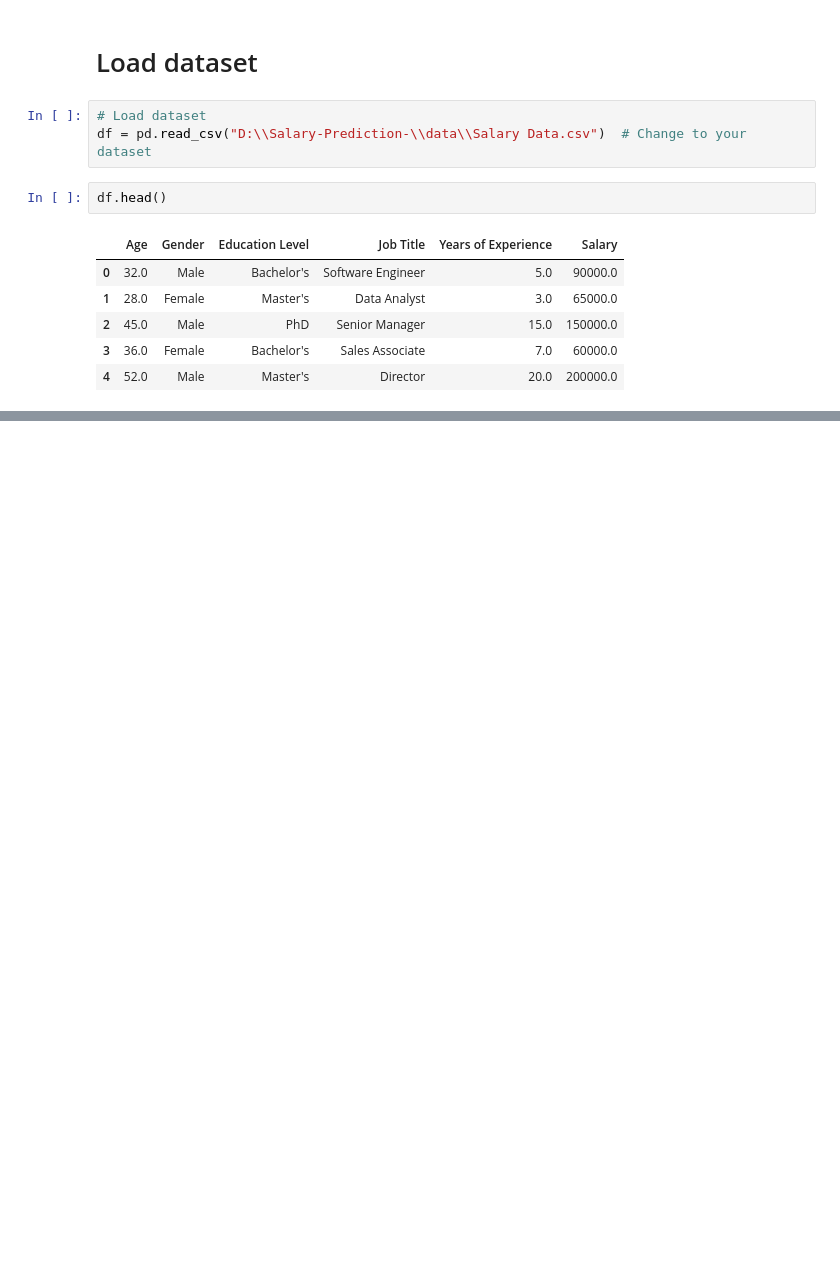
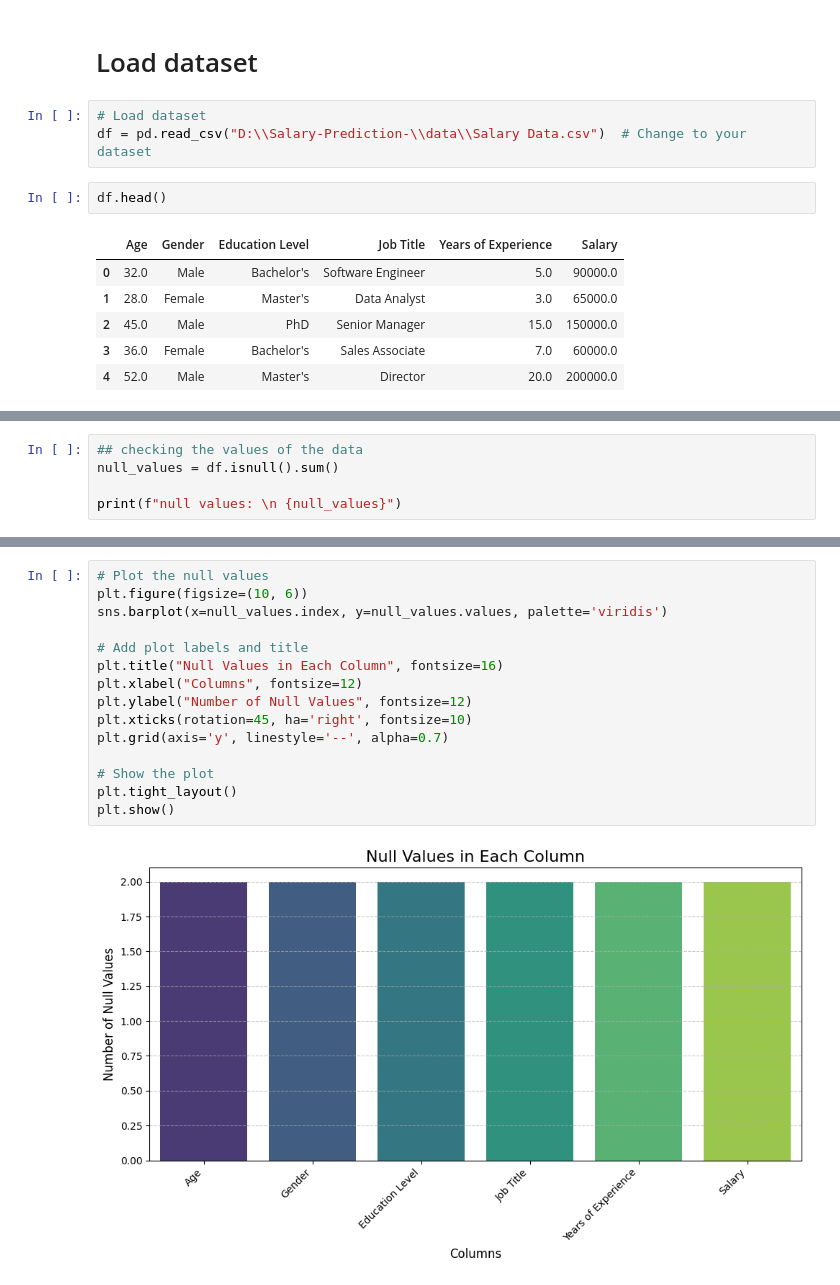
Before and after one commit to Creator-Turbo/Salary-Prediction-, a Jupyter notebook: notebook/Experiment.ipynb, the cells around one changed output, grey strips where cells are left out. Cells and saved outputs as stored; diff of their text form; blank space fills up the shorter version.

```diff
--- a/notebook/Experiment.ipynb
+++ b/notebook/Experiment.ipynb
@@ -128,0 +115,5 @@ display(df)
+# %%
+## checking the values of the data
+null_values = df.isnull().sum()
+
+print(f"null values: \n {null_values}")
@@ -128,0 +129,17 @@ display(df)
+# %%
+# Plot the null values
+plt.figure(figsize=(10, 6))
+sns.barplot(x=null_values.index, y=null_values.values, palette='viridis')
+
+# Add plot labels and title
+plt.title("Null Values in Each Column", fontsize=16)
+plt.xlabel("Columns", fontsize=12)
+plt.ylabel("Number of Null Values", fontsize=12)
+plt.xticks(rotation=45, ha='right', fontsize=10)
+plt.grid(axis='y', linestyle='--', alpha=0.7)
+
+# Show the plot
+plt.tight_layout()
+plt.show()
+# %% [output]
+[figure, added]
```
Also changed, not shown: parts of 52 cells of this notebook.
